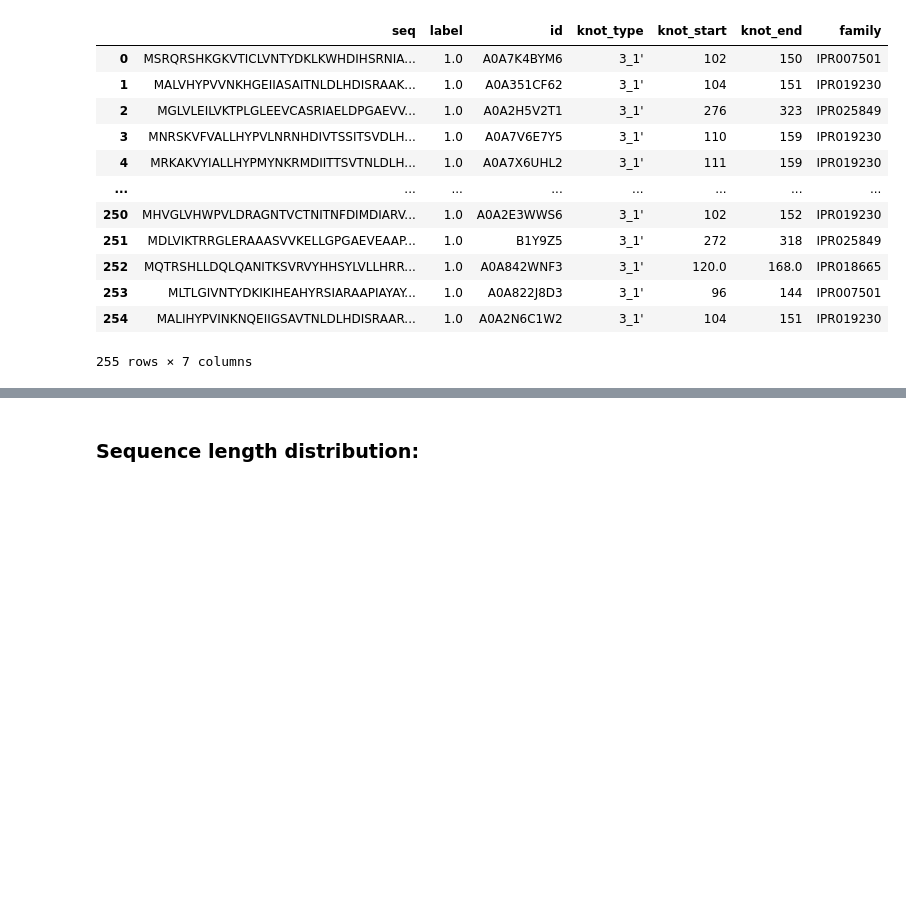
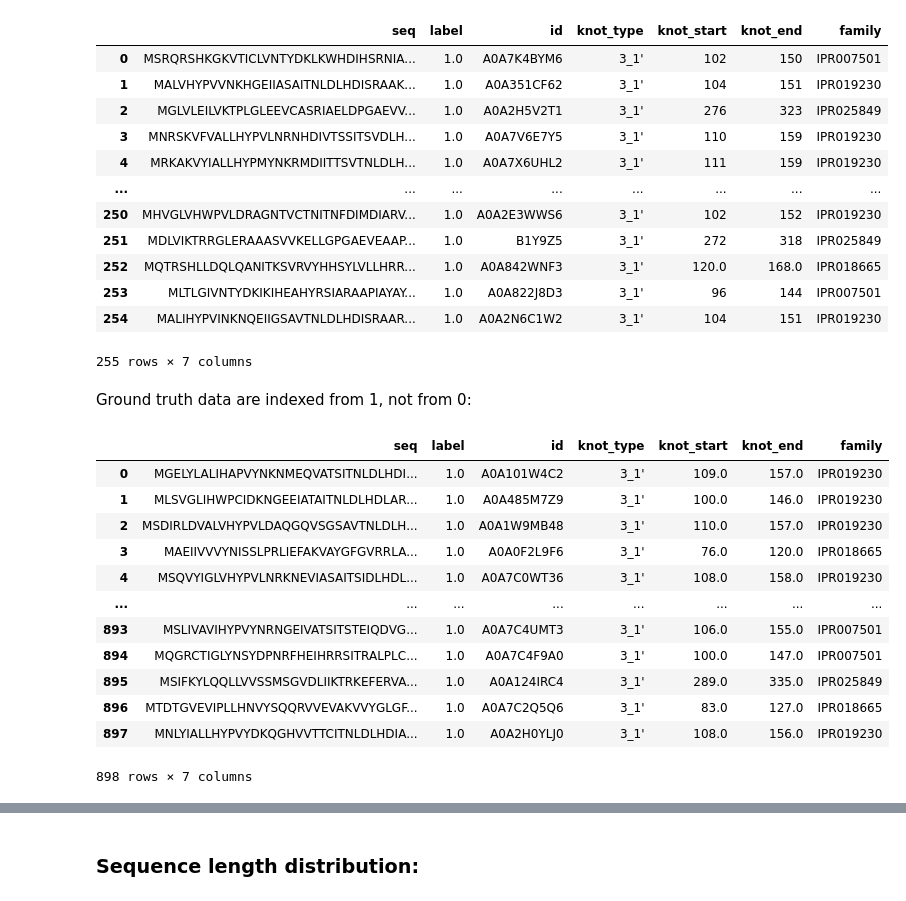
Before and after one commit to ML-Bioinfo-CEITEC/pknots_experiments, a Jupyter notebook: CNN-knot-core/format_spout_knot_data.ipynb, the cells around one changed output, grey strips where cells are left out. Drawn from its saved outputs; the diff is of its cells as text; code cells hidden in the pictures; blank space fills up the shorter version.

```diff
--- a/CNN-knot-core/format_spout_knot_data.ipynb
+++ b/CNN-knot-core/format_spout_knot_data.ipynb
@@ -170,3 +170,28 @@ df_test_cores
 | 253 | MLTLGIVNTYDKIKIHEAHYRSIARAAPIAYAY... | 1.0 | A0A822J8D3 | 3_1' | 96 | 144 | IPR007501 |
 | 254 | MALIHYPVINKNQEIIGSAVTNLDLHDISRAAR... | 1.0 | A0A2N6C1W2 | 3_1' | 104 | 151 | IPR019230 |
 255 rows × 7 columns
+# %% [markdown]
+Ground truth data are indexed from 1, not from 0:
+# %%
+def fix_indexing(df, start_col_name, end_col_name):
+    df[start_col_name] = pd.to_numeric(df[start_col_name])
+    df[end_col_name] = pd.to_numeric(df[end_col_name])
+    df[start_col_name] = df[start_col_name]-1
+    df[end_col_name] = df[end_col_name]-1
+
+fix_indexing(df_train_cores, 'knot_start', 'knot_end')
+df_train_cores
+# %% [output]
+|  | seq | label | id | knot_type | knot_start | knot_end | family |
+| 0 | MGELYLALIHAPVYNKNMEQVATSITNLDLHDI... | 1.0 | A0A101W4C2 | 3_1' | 109.0 | 157.0 | IPR019230 |
+| 1 | MLSVGLIHWPCIDKNGEEIATAITNLDLHDLAR... | 1.0 | A0A485M7Z9 | 3_1' | 100.0 | 146.0 | IPR019230 |
+| 2 | MSDIRLDVALVHYPVLDAQGQVSGSAVTNLDLH... | 1.0 | A0A1W9MB48 | 3_1' | 110.0 | 157.0 | IPR019230 |
+| 3 | MAEIIVVVYNISSLPRLIEFAKVAYGFGVRRLA... | 1.0 | A0A0F2L9F6 | 3_1' | 76.0 | 120.0 | IPR018665 |
+| 4 | MSQVYIGLVHYPVLNRKNEVIASAITSIDLHDL... | 1.0 | A0A7C0WT36 | 3_1' | 108.0 | 158.0 | IPR019230 |
+| ... | ... | ... | ... | ... | ... | ... | ... |
+| 893 | MSLIVAVIHYPVYNRNGEIVATSITSTEIQDVG... | 1.0 | A0A7C4UMT3 | 3_1' | 106.0 | 155.0 | IPR007501 |
+| 894 | MQGRCTIGLYNSYDPNRFHEIHRRSITRALPLC... | 1.0 | A0A7C4F9A0 | 3_1' | 100.0 | 147.0 | IPR007501 |
+| 895 | MSIFKYLQQLLVVSSMSGVDLIIKTRKEFERVA... | 1.0 | A0A124IRC4 | 3_1' | 289.0 | 335.0 | IPR025849 |
+| 896 | MTDTGVEVIPLLHNVYSQQRVVEVAKVVYGLGF... | 1.0 | A0A7C2Q5Q6 | 3_1' | 83.0 | 127.0 | IPR018665 |
+| 897 | MNLYIALLHYPVYDKQGHVVTTCITNLDLHDIA... | 1.0 | A0A2H0YLJ0 | 3_1' | 108.0 | 156.0 | IPR019230 |
+898 rows × 7 columns
```
Also changed, not shown: parts of 16 cells of this notebook, 4 other files.
